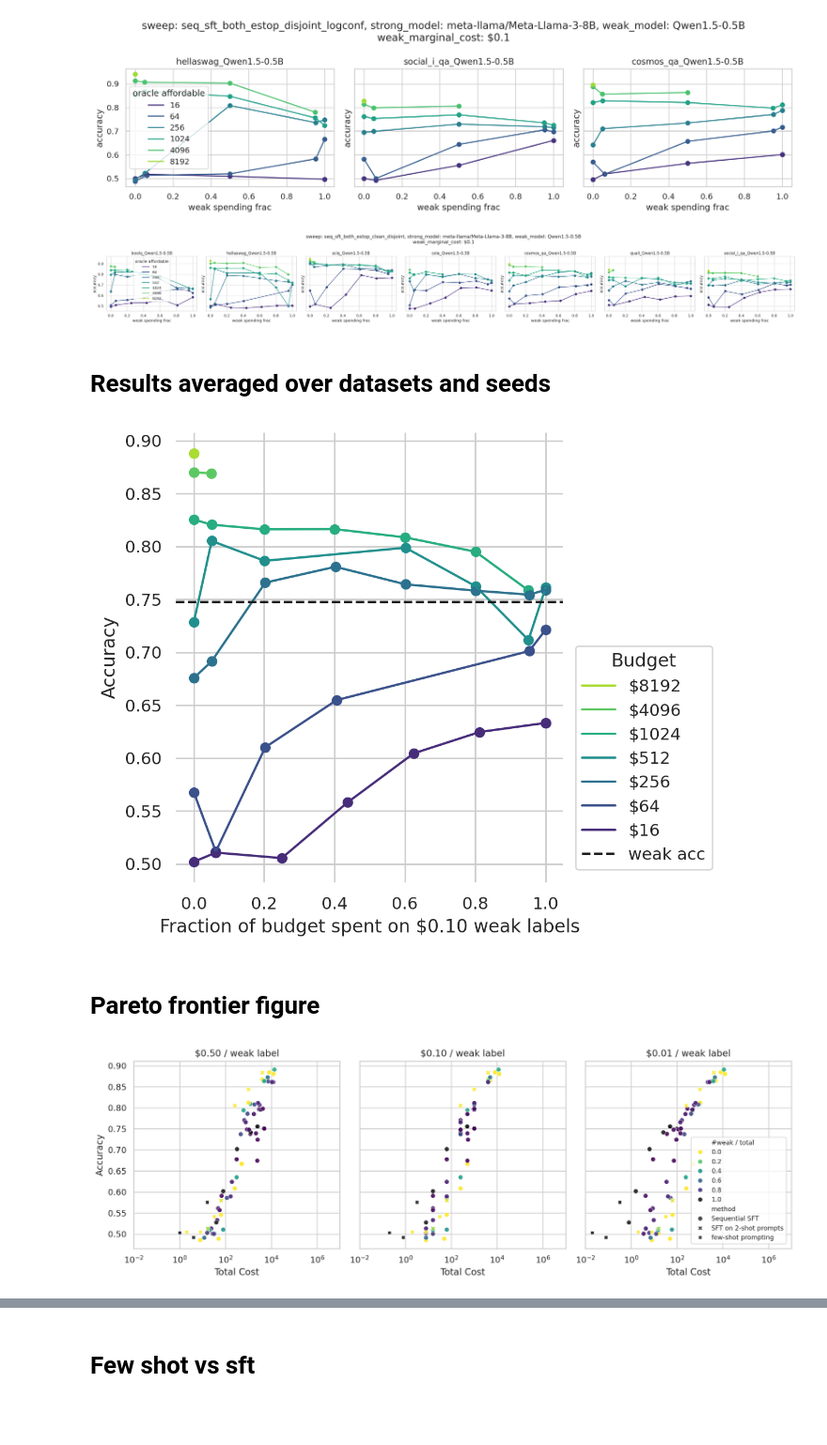
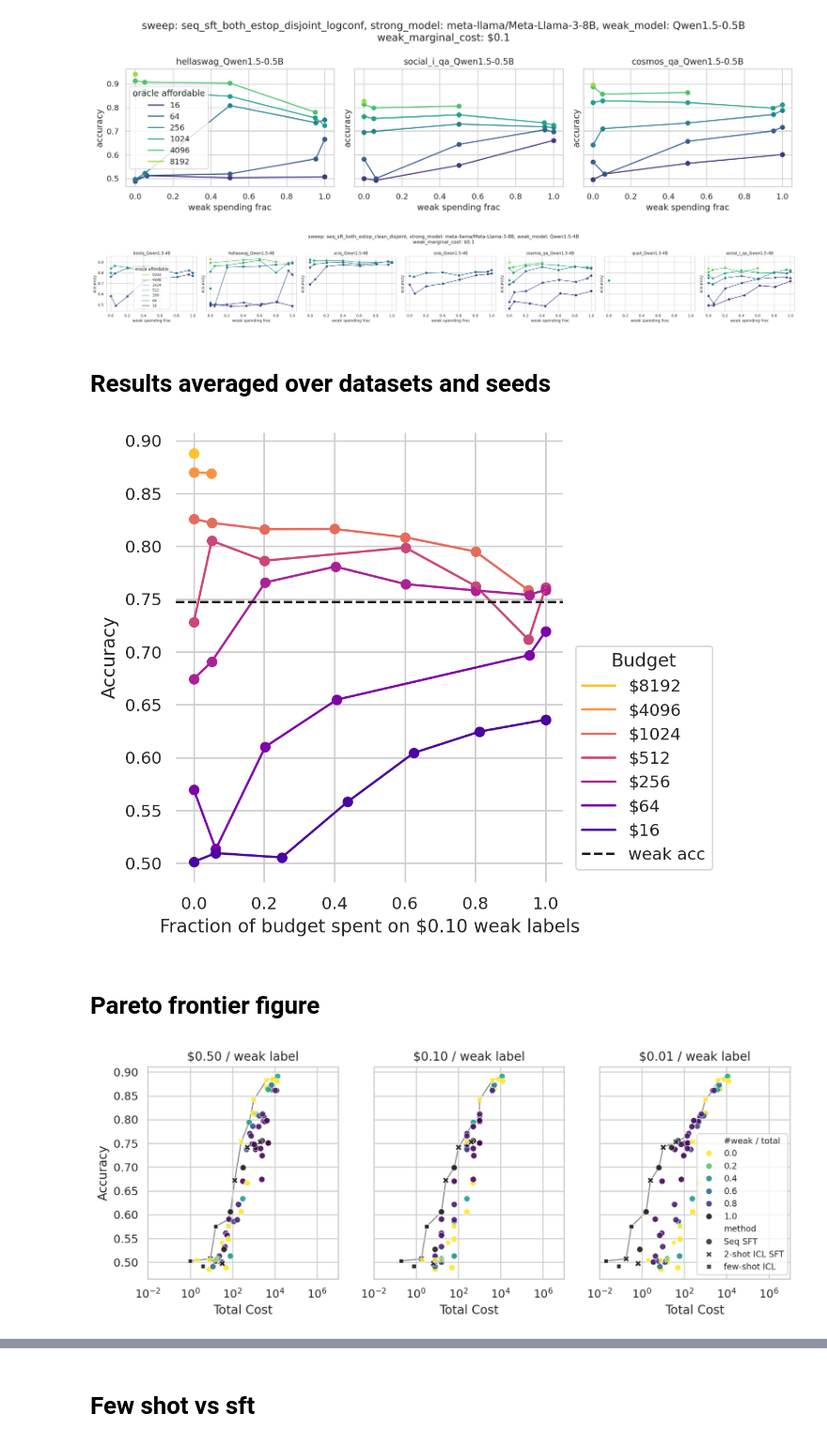
Before and after one commit to EleutherAI/scalable-elicitation, a Jupyter notebook: figures.ipynb, the cells around one changed output, grey strips where cells are left out. Shown at 94% size. Drawn from its saved outputs; the diff is of its cells as text; code cells hidden in the pictures; blank space fills up the shorter version.

Commit message:
openai figure

```diff
--- a/figures.ipynb
+++ b/figures.ipynb
@@ -227,14 +235,14 @@ plt.show()
 sns.set_theme(style="whitegrid")
 
 weak_marginal_cost = 1/10
-weak_model = "Qwen1.5-0.5B"
+weak_model = "Qwen1.5-4B"
 strong_model = "meta-llama/Meta-Llama-3-8B"
 
 
 sweep_name = "seq_sft_both_estop_clean_disjoint"
 weak_spending_fracs = [0.0, 0.05, 0.2, 0.4, 0.6, 0.8, 0.95, 1.0]
 oracle_affordables = [16, 64, 256, 512, 1024, 4096, 8192]
-sns.set_palette("viridis", n_colors=len(oracle_affordables))
+sns.set_palette("viridis_r", n_colors=len(oracle_affordables))
 current_base_ds_names = base_ds_names
 
 kinds = ["{base_name}_" + weak_model,]
@@ -252,7 +260,7 @@ for i, kind in enumerate(kinds):
         # saliences = salience_df.loc[(ds_name, strong_model)]
         # salience_weak, salience_oracle = saliences["salience_weak"], saliences["salience_oracle"]
 
-        for oracle_affordable in oracle_affordables:
+        for oracle_affordable in oracle_affordables[::-1]:
             accs = []
             actual_wsfs = []
             for wsf in weak_spending_fracs:
@@ -276,7 +284,7 @@ plt.suptitle(f"sweep: {sweep_name}, strong_model: {strong_model}, weak_model: {w
 plt.tight_layout()
 plt.show()
 # %% [output]
-[figure, old version]
+[figure, new version]
 # %% [markdown]
 # Results averaged over datasets and seeds
 # %%
@@ -290,7 +298,7 @@ strong_model = "meta-llama/Meta-Llama-3-8B"
 sweep_name = "seq_sft_both_estop_clean_disjoint"
 weak_spending_fracs = [0.0, 0.05, 0.2, 0.4, 0.6, 0.8, 0.95, 1.0]
 oracle_affordables = [16, 64, 256, 512, 1024, 4096, 8192]
-sns.set_palette("viridis_r", n_colors=len(oracle_affordables))
+sns.set_palette("plasma_r", n_colors=len(oracle_affordables))
 current_base_ds_names = base_ds_names.copy()
 current_base_ds_names.remove("boolq")
 current_base_ds_names.remove("cola")
@@ -349,9 +357,26 @@ plt.tight_layout()
 plt.savefig(f"_figures/acc_vs_spending_frac.pdf", bbox_inches="tight")
 plt.show()
 # %% [output]
-[figure, old version]
+[figure, new version]
 # %% [markdown]
 # Pareto frontier figure
+# %%
+def get_pareto_points(costs, perfs, cost_rtol=0.01, perf_atol=0.002):
+    # go from low cost to high cost. The cheapest point is on the paretor frontier.
+    # Every time a new highest perf is observed, add it to the pareto frontier,
+    # unless there's something better within rtol cost of it
+    pairs = sorted(list(zip(costs, perfs)), key=lambda x: (x[0], -x[1]))
+    best_perf = pairs[0][1]
+    frontier = [pairs[0]]
+    for pair in pairs[1:]:
+        if pair[1] <= best_perf + perf_atol:
+            continue
+        other_pairs = [p for p in pairs if p != pair]
+        neighbors = [p for p in other_pairs if abs(p[0] - pair[0])/pair[0] <= cost_rtol]
+        if all(p[1] < pair[1] for p in neighbors):
+            frontier.append(pair)
+            best_perf = pair[1]
+    return tuple(map(list, zip(*frontier)))
 # %%
 sns.set_theme(style="whitegrid")
 sns.set_palette("viridis")
@@ -361,11 +386,11 @@ weak_model = "Qwen1.5-0.5B"
 strong_model = "meta-llama/Meta-Llama-3-8B"
 
 sweep_names = {
-    "seq_sft_both_estop_clean_disjoint": "Sequential SFT",
+    "seq_sft_both_estop_clean_disjoint": "Seq SFT",
     # "seq_sft_both_estop_active_oracle_disjoint": "Seq SFT + uncertainty sampling",
     # "seq_sft_both_estop_disjoint_logconf": "Seq SFT + log-confidence",
-    "2weak_prompt_oracle_sft_estop": "SFT on 2-shot prompts",
-    "few_shot": "few-shot prompting",
+    "2weak_prompt_*_sft_estop": "2-shot ICL SFT",
+    "few_shot": "few-shot ICL",
 }
 # weak_spending_fracs = [0.0, 0.05, 0.5, 0.95, 1.0]
 # oracle_affordables = [16, 64, 256, 512, 1024, 4096, 8192]
@@ -380,7 +405,7 @@ sweep_names = {
 current_ds_names = [f"{base_name}_{weak_model}" for base_name in ["hellaswag", "social_i_qa", "cosmos_qa"]]
 
 weak_marginal_costs = [1/2, 1/10, 1/100]
-fig, axs = plt.subplots(1, 3, figsize=(13, 4.5), sharex=True, sharey=True, dpi=200)
+fig, axs = plt.subplots(1, 3, figsize=(10, 4), sharex=True, sharey=True, dpi=200)
 for i, weak_marginal_cost in enumerate(weak_marginal_costs):
     ax = axs[i]
     plt.sca(ax)
@@ -391,9 +416,23 @@ for i, weak_marginal_cost in enumerate(weak_marginal_costs):
 
         # get points from first dataset
         ds_name = current_ds_names[0]
-        curr_df = results_df.xs((ds_name, strong_model, sweep_name), level=['ds_name', 'model_name', 'sweep_name'])
-        # TODO: deduplicate similar n_weak, n_oracle pairs. Or just figure out a better way of plotting alltogether
-        perfs = {(n_weak, n_oracle): [] for n_weak, n_oracle in zip(curr_df["num_weak"], curr_df["num_oracle"])}
+        if sweep_name == "2weak_prompt_*_sft_estop":
+            curr_df = results_df.xs((ds_name, strong_model), level=['ds_name', 'model_name'])
+            curr_df = curr_df[curr_df.sweep_name.isin([
+                "2weak_prompt_weak_sft_estop",
+                "2weak_prompt_oracle_sft_estop",
+            ])]
+        else:
+            curr_df = results_df.xs((ds_name, strong_model, sweep_name), level=['ds_name', 'model_name', 'sweep_name'])
+
+        def is_near(p1, p2, rtol=0.05):
+            return np.isclose(p1[0], p2[0], rtol=rtol) and np.isclose(p1[1], p2[1], rtol=rtol)
+        perfs = dict()
+        for pair in zip(curr_df["num_weak"], curr_df["num_oracle"]):
+            if any(is_near(pair, p) for p in perfs):
+                continue
+            perfs[pair] = []
+
 
         for ds_name in current_ds_names:
             run_name = (ds_name,
@@ -401,6 +440,8 @@ for i, weak_marginal_cost in enumerate(weak_marginal_costs):
                 sweep_name)
             for n_weak, n_oracle in perfs:
                 acc, std, n = find_result_by_n(results_df, n_weak, n_oracle, run_name, rtol=0.05, verbose=False)
+                # TODO note n, perhaps only keeping large n
+                # print(f"{n=}")
                 if acc is not None:
                     perfs[(n_weak, n_oracle)].append(acc)
 
@@ -415,32 +456,35 @@ for i, weak_marginal_cost in enumerate(weak_marginal_costs):
 
     # Create the scatter plot
     from matplotlib.colors import FuncNorm
     from matplotlib.colors import LinearSegmentedColormap
     import numpy as np
 
     hue = "#weak / total"
     df = pd.concat(dfs)
     palette = plt.get_cmap('viridis_r').copy()
     palette.set_over('k')
     # Create a new colormap that maps 1.0 to black
 
 
     norm = FuncNorm((lambda x: np.log(np.array(x) + 1).tolist(), lambda x: (np.exp(np.array(x)) - 1).tolist()), vmin=0, vmax=df[hue].max() - 1e-6)
     sns.scatterplot(data=df, x='cost', y=metric, hue=hue, alpha=0.9,
                             style='method', palette=palette, ax=ax, hue_norm=norm)
 
+    frontier_costs, frontier_perfs = get_pareto_points(df["cost"], df[metric], cost_rtol=0.05, perf_atol=0.002)
+    plt.plot(frontier_costs, frontier_perfs, color="gray", linestyle="-", linewidth=1, zorder=0)
+
     ax.set_xlim(10**-2, 10**7)
     # ax.invert_xaxis()
     ax.set_xlabel('Total Cost')
     ax.set_ylabel(metric.replace("calibrated_acc", "Calibrated Accuracy").replace("acc", "Accuracy"))
     plt.semilogx()
     if i == 2:
-        ax.legend(bbox_to_anchor=(.99, 0.01), loc='lower right', fontsize='x-small')
+        ax.legend(bbox_to_anchor=(1.01, 0.00), loc='lower right', fontsize='x-small')
     else:
         ax.legend().remove()
     plt.title(f"\\${weak_marginal_cost:.2f} / weak label" )
 plt.tight_layout()
 plt.savefig(f"_figures/pareto_frontier.pdf", bbox_inches="tight")
 plt.show()
 # %% [output]
-[figure, old version]
+[figure, new version]
```
Also changed, not shown: parts of 10 cells of this notebook, 2 other files.
